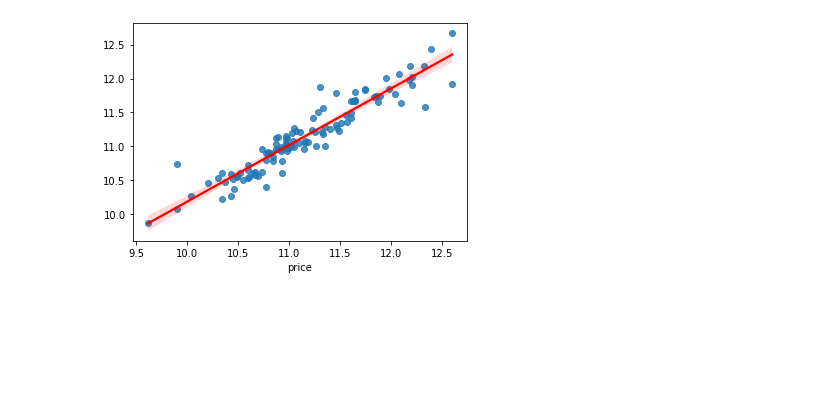
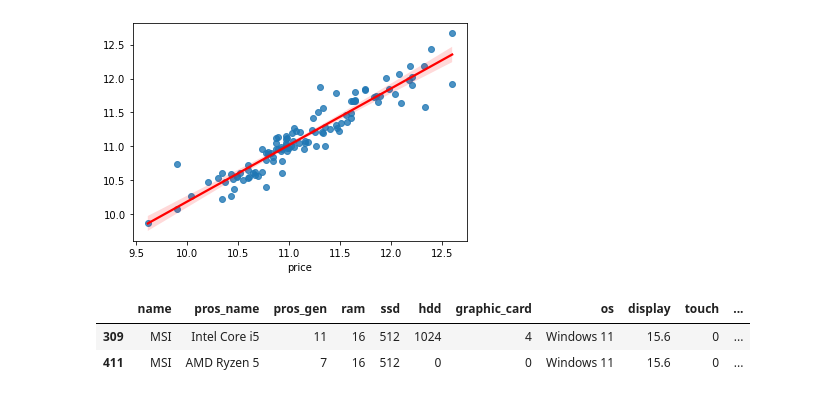
Before and after one commit to jeniljani-4444/End-to-End-Laptop-Price-Prediction, a Jupyter notebook: Flipkart Laptop Price Prediction.ipynb, the cells around one changed output. Cells and saved outputs as stored; diff of their text form; code cells hidden in the pictures; blank space fills up the shorter version.

```diff
--- a/Flipkart Laptop Price Prediction.ipynb
+++ b/Flipkart Laptop Price Prediction.ipynb
@@ -360,49 +351,33 @@ X_train.head()
 # %%
-%%time
 from sklearn.pipeline import Pipeline
 from sklearn.linear_model import LinearRegression
 from sklearn.tree import DecisionTreeRegressor
 from sklearn.ensemble import RandomForestRegressor
 from sklearn.model_selection import GridSearchCV,RandomizedSearchCV
-from sklearn.ensemble import VotingRegressor
+from sklearn.ensemble import VotingRegressor,AdaBoostRegressor
 from sklearn.compose import ColumnTransformer
-from sklearn.preprocessing import StandardScaler,OneHotEncoder,MinMaxScaler
+from sklearn.preprocessing import StandardScaler,OneHotEncoder,MinMaxScaler,PowerTransformer
 from sklearn.metrics import r2_score,mean_absolute_error,mean_squared_error
+from sklearn.model_selection import cross_val_score
 
 ohe_encoding = ColumnTransformer(transformers=[
     ('ohe', OneHotEncoder(drop='first', sparse=False, handle_unknown='ignore'), [0, 1, 7])
 ], remainder='passthrough')
 
+lrg = LinearRegression()
+
 rf = RandomForestRegressor(n_estimators=60,min_samples_split=20,
                              max_features=0.2,max_depth=None,bootstrap=True,
                              criterion='absolute_error',random_state=42)
-lrg = LinearRegression()
 
-step2 = VotingRegressor([('rf',rf),('lrg',lrg)])
+# ada = AdaBoostRegressor(n_estimators=200,loss='linear',learning_rate=1.0,random_state=42)
+
+vr = VotingRegressor([('lrg',lrg),('rf',rf)])
 
 pipe = Pipeline([
-    ('encoding', ohe_encoding),
-    ('algo', step2)
+    ('encoding',ohe_encoding),
+    ('vr',vr)
 ])
 
-
-# param_grid = {
-#     'algo__n_estimators':[20,60,100,150,200],
-#     'algo__criterion':['squared_error', 'absolute_error', 'friedman_mse', 'poisson'],
-#     'algo__max_depth': [2,5,8,None],
-#     'algo__max_features':[0.2,0.6,1.0],
-#     'algo__min_samples_split': [20,75,100,150],
-#     'algo__bootstrap': [True,False]
-#    }
-
-# Create RandomizedSearchCV object
-# random_search = RandomizedSearchCV(pipe, param_grid, cv=10, n_jobs=-1,verbose=2)
-
-# Fit the RandomizedSearchCV object
 pipe.fit(X_train, y_train)
-
-# Access the best parameters and best estimator
-# best_params = random_search.best_params_
-# best_estimator = random_search.best_estimator_
-# best_score = random_search.best_score_
 # %% [output]
@@ -458,0 +441,6 @@ Training R2 Score:  0.911068661376817
+# %%
+X_train.head(2)
+# %% [output]
+|  | name | pros_name | pros_gen | ram | ssd | hdd | graphic_card | os | display | touch | ... |
+| 309 | MSI | Intel Core i5 | 11 | 16 | 512 | 1024 | 4 | Windows 11 | 15.6 | 0 | ... |
+| 411 | MSI | AMD Ryzen 5 | 7 | 16 | 512 | 0 | 0 | Windows 11 | 15.6 | 0 | ... |
```
Also changed, not shown: parts of 8 cells of this notebook, 3 other files.
